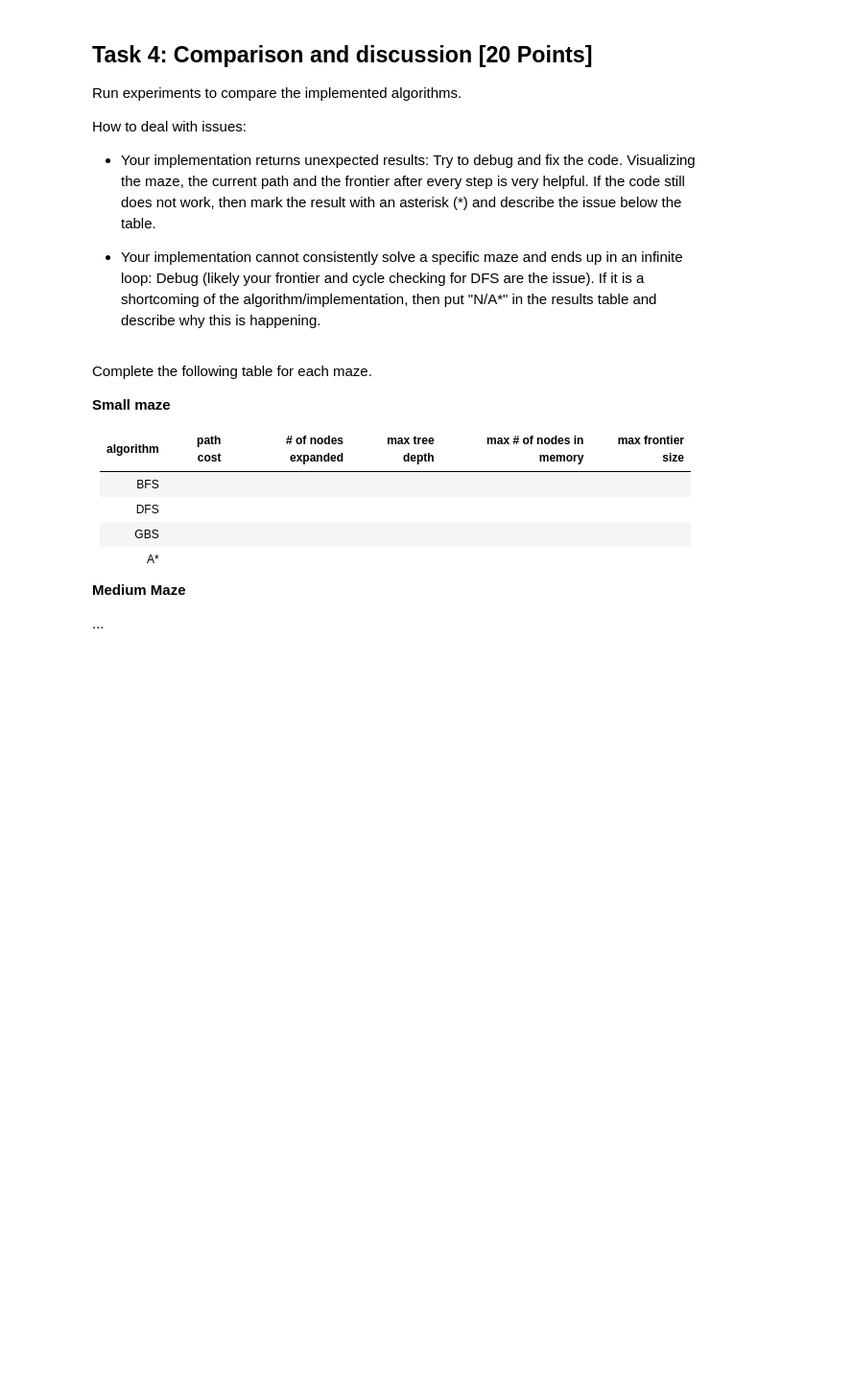
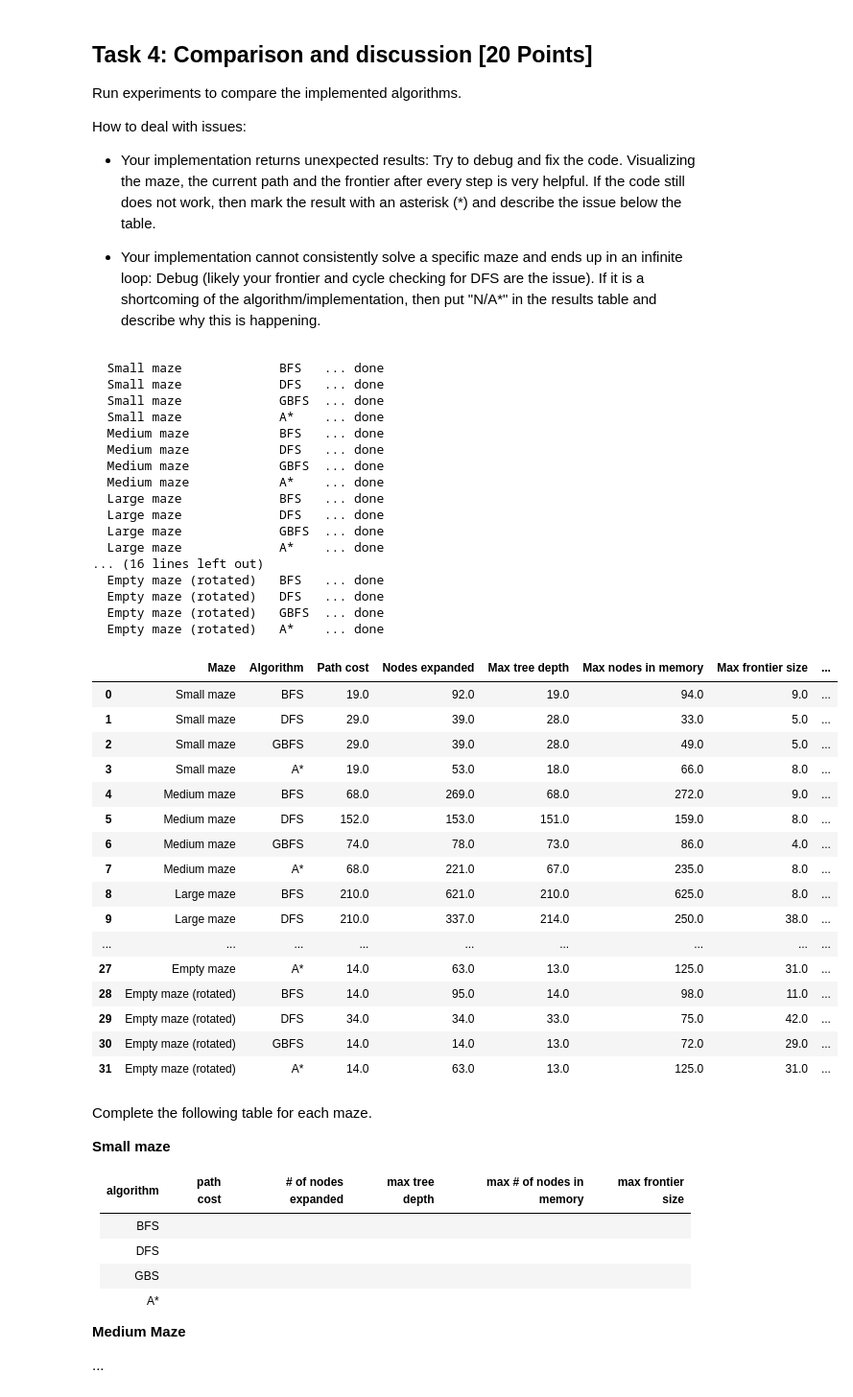
Before and after one commit to Huyyy23/SGU-TriTueNhanTaoNangCao, a Jupyter notebook: lab02 - Searching/Ex1_Maze.ipynb, the cells around one changed output. Shown at 96% size. Saved outputs shown, nothing was run; the diff lists cells and outputs as text; code cells hidden in the pictures; blank space fills up the shorter version.

```diff
--- a/lab02 - Searching/Ex1_Maze.ipynb
+++ b/lab02 - Searching/Ex1_Maze.ipynb
@@ -843,35 +852,76 @@ for maze_label, maze_file in MAZE_FILES:
     goal_pos = tuple(mh.find_pos(maze_data, what="G"))
 
     for algorithm_name, search_fn in SEARCH_ALGORITHMS:
+        print(f"  {maze_label:<22} {algorithm_name:<5} ... ", end="", flush=True)
         result = search_fn(maze_data, start_pos, goal_pos, visualize=True)
         experiment_results[(maze_label, algorithm_name)] = result
         if result is None:
+            # plan_dfs returned None because it hit max_expansions (it does
+            # NOT mean unsolvable). Mark it N/A* as the assignment instructs.
+            status = ("N/A* (expansion budget)" if algorithm_name == "DFS"
+                      else "No solution")
             row = {
                 "Maze": maze_label, "Algorithm": algorithm_name,
                 "Path cost": None, "Nodes expanded": None,
                 "Max tree depth": None, "Max nodes in memory": None,
-                "Max frontier size": None, "Status": "No solution"
+                "Max frontier size": None, "Status": status
             }
         else:
             row = {
                 "Maze": maze_label, "Algorithm": algorithm_name,
                 "Path cost": result.get("path_cost"),
                 "Nodes expanded": result.get("nodes_expanded"),
                 "Max tree depth": result.get("max_tree_depth"),
                 "Max nodes in memory": result.get("max_memory"),
                 "Max frontier size": result.get("max_frontier"),
                 "Status": "OK"
             }
+        print("done")
         experiment_rows.append(row)
 
 results_df = pd.DataFrame(experiment_rows)
 if missing_mazes:
     print("Không tìm thấy các file maze sau (hãy chạy lại cell tải dữ liệu ở đầu notebook):",
           ", ".join(missing_mazes))
 if results_df.empty:
     print("Chưa có maze nào để chạy thí nghiệm.")
 else:
     display(results_df)
+# %% [output]
+  Small maze             BFS   ... done
+  Small maze             DFS   ... done
+  Small maze             GBFS  ... done
+  Small maze             A*    ... done
+  Medium maze            BFS   ... done
+  Medium maze            DFS   ... done
+  Medium maze            GBFS  ... done
+  Medium maze            A*    ... done
+  Large maze             BFS   ... done
+  Large maze             DFS   ... done
+  Large maze             GBFS  ... done
+  Large maze             A*    ... done
+... (16 lines left out)
+  Empty maze (rotated)   BFS   ... done
+  Empty maze (rotated)   DFS   ... done
+  Empty maze (rotated)   GBFS  ... done
+  Empty maze (rotated)   A*    ... done
+|  | Maze | Algorithm | Path cost | Nodes expanded | Max tree depth | Max nodes in memory | Max frontier size | ... |
+| 0 | Small maze | BFS | 19.0 | 92.0 | 19.0 | 94.0 | 9.0 | ... |
+| 1 | Small maze | DFS | 29.0 | 39.0 | 28.0 | 33.0 | 5.0 | ... |
+| 2 | Small maze | GBFS | 29.0 | 39.0 | 28.0 | 49.0 | 5.0 | ... |
+| 3 | Small maze | A* | 19.0 | 53.0 | 18.0 | 66.0 | 8.0 | ... |
+| 4 | Medium maze | BFS | 68.0 | 269.0 | 68.0 | 272.0 | 9.0 | ... |
+| 5 | Medium maze | DFS | 152.0 | 153.0 | 151.0 | 159.0 | 8.0 | ... |
+| 6 | Medium maze | GBFS | 74.0 | 78.0 | 73.0 | 86.0 | 4.0 | ... |
+| 7 | Medium maze | A* | 68.0 | 221.0 | 67.0 | 235.0 | 8.0 | ... |
+| 8 | Large maze | BFS | 210.0 | 621.0 | 210.0 | 625.0 | 8.0 | ... |
+| 9 | Large maze | DFS | 210.0 | 337.0 | 214.0 | 250.0 | 38.0 | ... |
+| ... | ... | ... | ... | ... | ... | ... | ... | ... |
+| 27 | Empty maze | A* | 14.0 | 63.0 | 13.0 | 125.0 | 31.0 | ... |
+| 28 | Empty maze (rotated) | BFS | 14.0 | 95.0 | 14.0 | 98.0 | 11.0 | ... |
+| 29 | Empty maze (rotated) | DFS | 34.0 | 34.0 | 33.0 | 75.0 | 42.0 | ... |
+| 30 | Empty maze (rotated) | GBFS | 14.0 | 14.0 | 13.0 | 72.0 | 29.0 | ... |
+| 31 | Empty maze (rotated) | A* | 14.0 | 63.0 | 13.0 | 125.0 | 31.0 | ... |
 # %% [markdown]
 Complete the following table for each maze.
 
```
Also changed, not shown: parts of 15 cells of this notebook.
